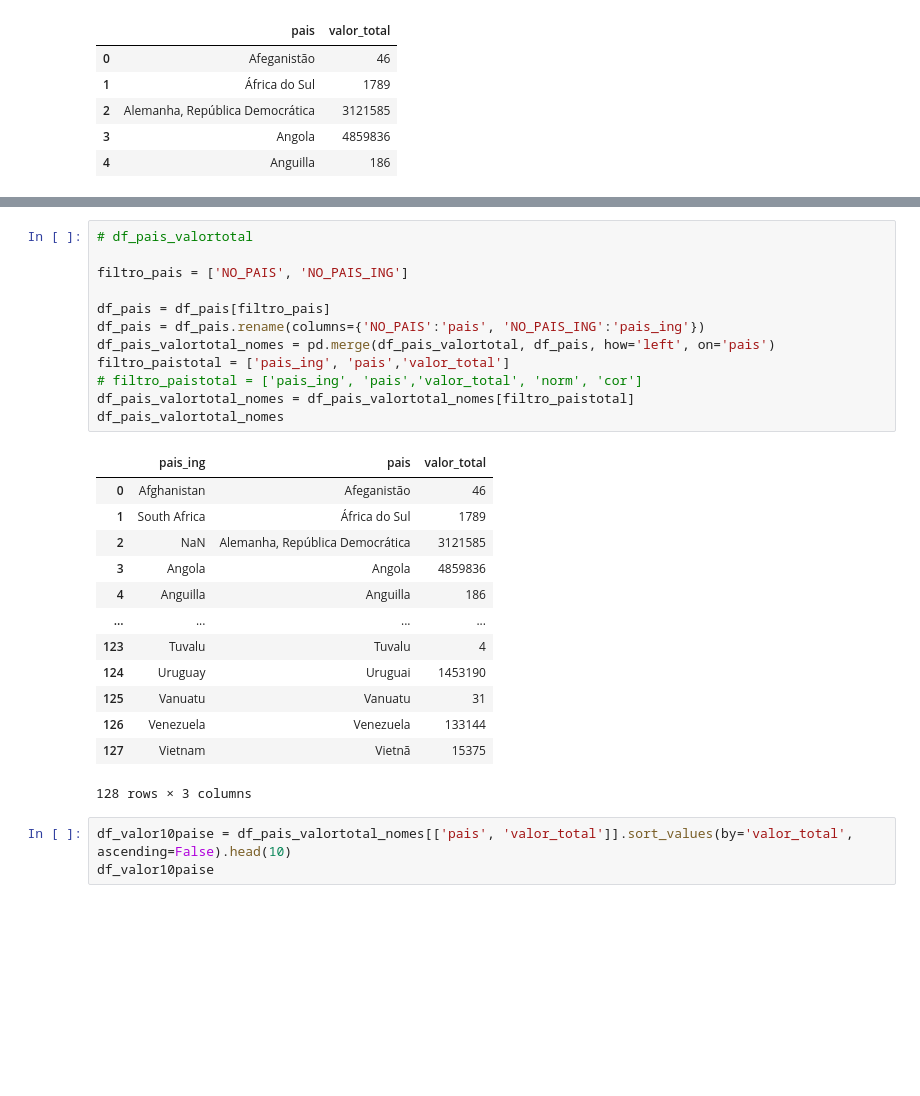
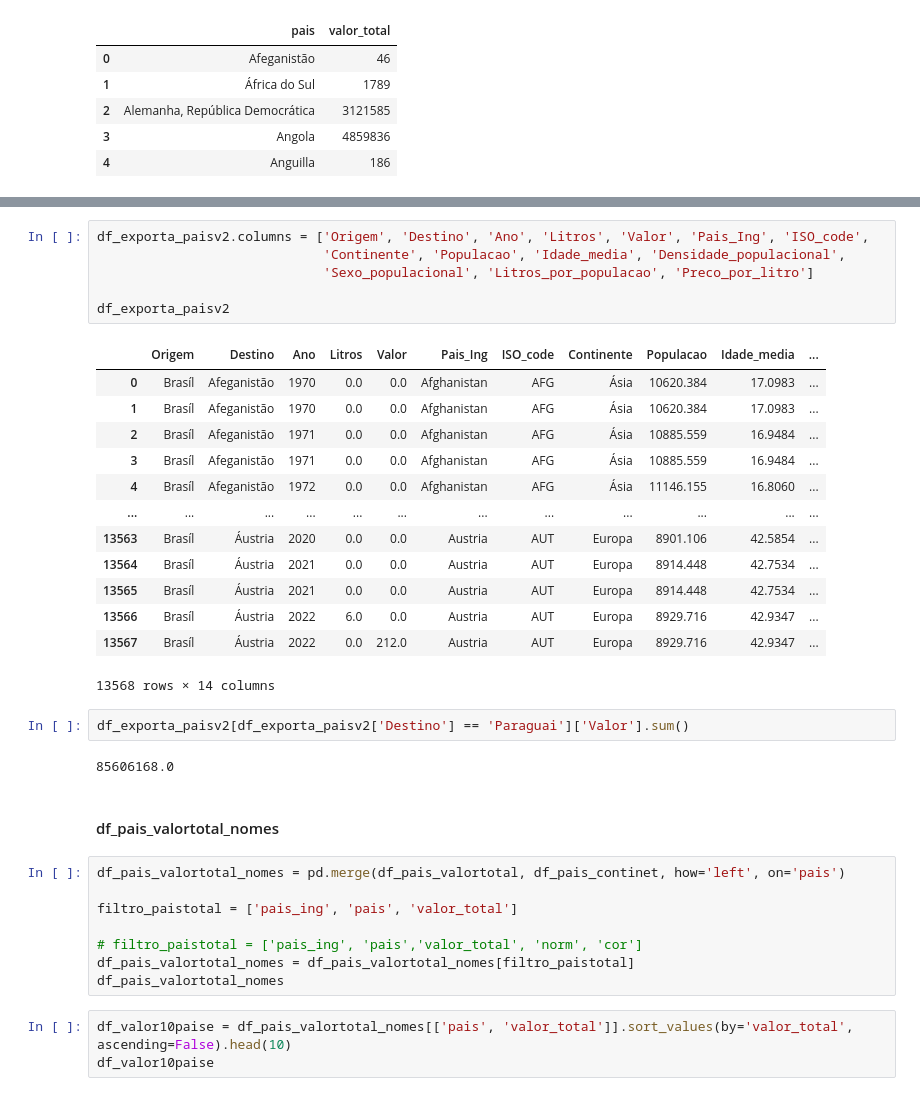
Before and after one commit to Leandro-Braga/wine_techchallenge-, a Jupyter notebook: notebook_testes/Vinicula.ipynb, the cells around one changed output, grey strips where cells are left out. Cells and saved outputs as stored; diff of their text form; blank space fills up the shorter version.

```diff
--- a/notebook_testes/Vinicula.ipynb
+++ b/notebook_testes/Vinicula.ipynb
@@ -421,29 +594,37 @@ df_pais_valortotal.head()
+# %%
+df_exporta_paisv2.columns = ['Origem', 'Destino', 'Ano', 'Litros', 'Valor', 'Pais_Ing', 'ISO_code',
+                             'Continente', 'Populacao', 'Idade_media', 'Densidade_populacional',
+                             'Sexo_populacional', 'Litros_por_populacao', 'Preco_por_litro']
+
+df_exporta_paisv2
+# %% [output]
+|  | Origem | Destino | Ano | Litros | Valor | Pais_Ing | ISO_code | Continente | Populacao | Idade_media | ... |
+| 0 | Brasíl | Afeganistão | 1970 | 0.0 | 0.0 | Afghanistan | AFG | Ásia | 10620.384 | 17.0983 | ... |
+| 1 | Brasíl | Afeganistão | 1970 | 0.0 | 0.0 | Afghanistan | AFG | Ásia | 10620.384 | 17.0983 | ... |
+| 2 | Brasíl | Afeganistão | 1971 | 0.0 | 0.0 | Afghanistan | AFG | Ásia | 10885.559 | 16.9484 | ... |
+| 3 | Brasíl | Afeganistão | 1971 | 0.0 | 0.0 | Afghanistan | AFG | Ásia | 10885.559 | 16.9484 | ... |
+| 4 | Brasíl | Afeganistão | 1972 | 0.0 | 0.0 | Afghanistan | AFG | Ásia | 11146.155 | 16.8060 | ... |
+| ... | ... | ... | ... | ... | ... | ... | ... | ... | ... | ... | ... |
+| 13563 | Brasíl | Áustria | 2020 | 0.0 | 0.0 | Austria | AUT | Europa | 8901.106 | 42.5854 | ... |
+| 13564 | Brasíl | Áustria | 2021 | 0.0 | 0.0 | Austria | AUT | Europa | 8914.448 | 42.7534 | ... |
+| 13565 | Brasíl | Áustria | 2021 | 0.0 | 0.0 | Austria | AUT | Europa | 8914.448 | 42.7534 | ... |
+| 13566 | Brasíl | Áustria | 2022 | 6.0 | 0.0 | Austria | AUT | Europa | 8929.716 | 42.9347 | ... |
+| 13567 | Brasíl | Áustria | 2022 | 0.0 | 212.0 | Austria | AUT | Europa | 8929.716 | 42.9347 | ... |
+13568 rows × 14 columns
+# %%
+df_exporta_paisv2[df_exporta_paisv2['Destino'] == 'Paraguai']['Valor'].sum()
+# %% [output]
+85606168.0
+# %% [markdown]
+#### df_pais_valortotal_nomes
 # %%
-# df_pais_valortotal
+df_pais_valortotal_nomes = pd.merge(df_pais_valortotal, df_pais_continet, how='left', on='pais')
 
-filtro_pais = ['NO_PAIS', 'NO_PAIS_ING']
+filtro_paistotal = ['pais_ing', 'pais', 'valor_total']
 
-df_pais = df_pais[filtro_pais]
-df_pais = df_pais.rename(columns={'NO_PAIS':'pais', 'NO_PAIS_ING':'pais_ing'})
-df_pais_valortotal_nomes = pd.merge(df_pais_valortotal, df_pais, how='left', on='pais')
-filtro_paistotal = ['pais_ing', 'pais','valor_total']
 # filtro_paistotal = ['pais_ing', 'pais','valor_total', 'norm', 'cor']
 df_pais_valortotal_nomes = df_pais_valortotal_nomes[filtro_paistotal]
 df_pais_valortotal_nomes
-# %% [output]
-|  | pais_ing | pais | valor_total |
-| 0 | Afghanistan | Afeganistão | 46 |
-| 1 | South Africa | África do Sul | 1789 |
-| 2 | NaN | Alemanha, República Democrática | 3121585 |
-| 3 | Angola | Angola | 4859836 |
-| 4 | Anguilla | Anguilla | 186 |
-| ... | ... | ... | ... |
-| 123 | Tuvalu | Tuvalu | 4 |
-| 124 | Uruguay | Uruguai | 1453190 |
-| 125 | Vanuatu | Vanuatu | 31 |
-| 126 | Venezuela | Venezuela | 133144 |
-| 127 | Vietnam | Vietnã | 15375 |
-128 rows × 3 columns
 # %%
 df_valor10paise = df_pais_valortotal_nomes[['pais', 'valor_total']].sort_values(by='valor_total', ascending=False).head(10)
 df_valor10paise
```
Also changed, not shown: parts of 19 cells of this notebook, 5 other files.
